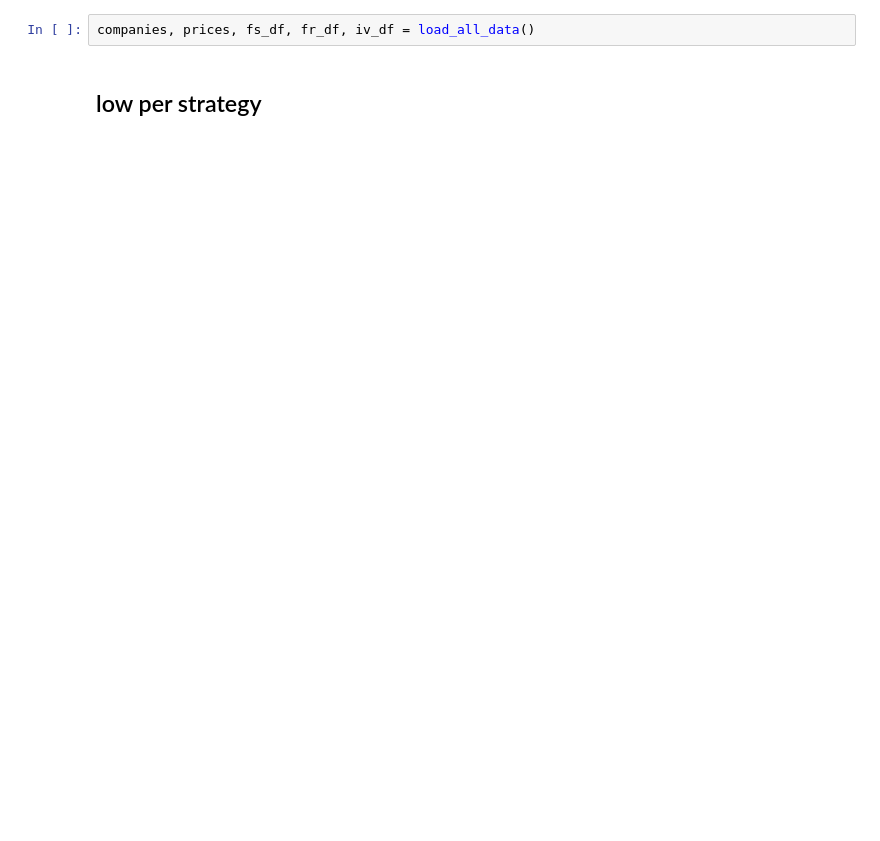
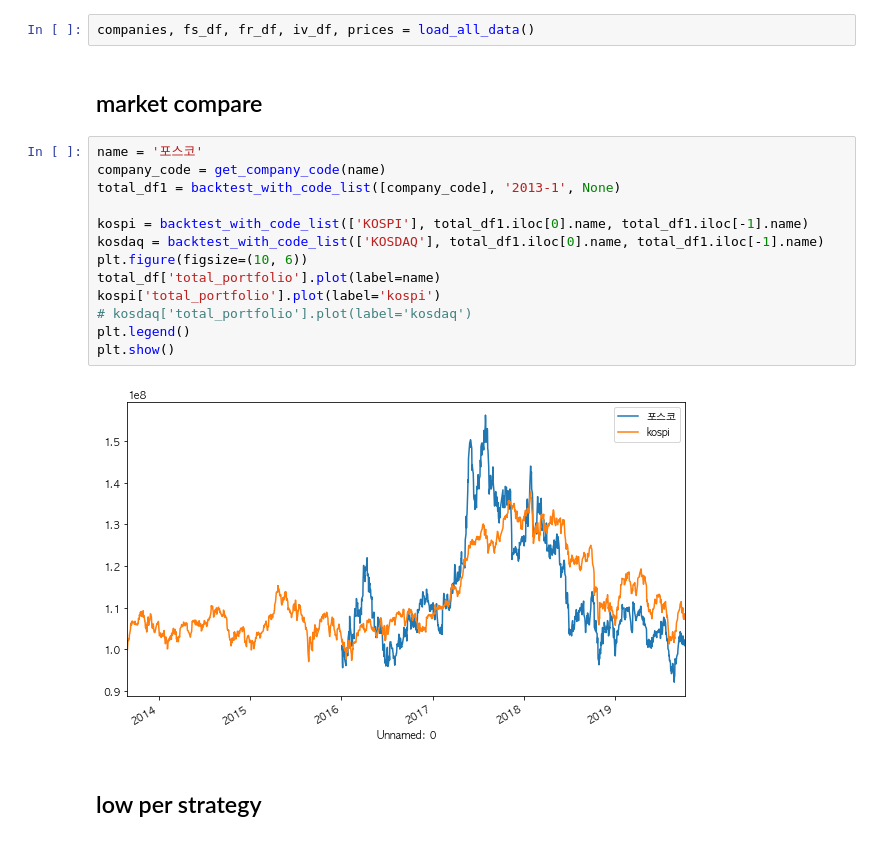
Before and after one commit to neosuperprogrammer/Quant, a Jupyter notebook: neo_strategy_1.ipynb, the cells around one changed output. Saved outputs shown, nothing was run; the diff lists cells and outputs as text; blank space fills up the shorter version.

```diff
--- a/neo_strategy_1.ipynb
+++ b/neo_strategy_1.ipynb
@@ -1198,7 +1204,24 @@ def low_per_backtest(start_date='2016-6', end_date=None, stock_num=6, min_price=
 
     return total_df
 # %%
-companies, prices, fs_df, fr_df, iv_df = load_all_data()
+companies, fs_df, fr_df, iv_df, prices = load_all_data()
+# %% [markdown]
+## market compare
+# %%
+name = '포스코'
+company_code = get_company_code(name)
+total_df1 = backtest_with_code_list([company_code], '2013-1', None)
+
+kospi = backtest_with_code_list(['KOSPI'], total_df1.iloc[0].name, total_df1.iloc[-1].name)
+kosdaq = backtest_with_code_list(['KOSDAQ'], total_df1.iloc[0].name, total_df1.iloc[-1].name)
+plt.figure(figsize=(10, 6))
+total_df['total_portfolio'].plot(label=name)
+kospi['total_portfolio'].plot(label='kospi')
+# kosdaq['total_portfolio'].plot(label='kosdaq')
+plt.legend()
+plt.show()
+# %% [output]
+[figure, added]
 # %% [markdown]
 ## low per strategy
 # %%
```
Also changed, not shown: parts of 3 cells of this notebook, 5 other files.
